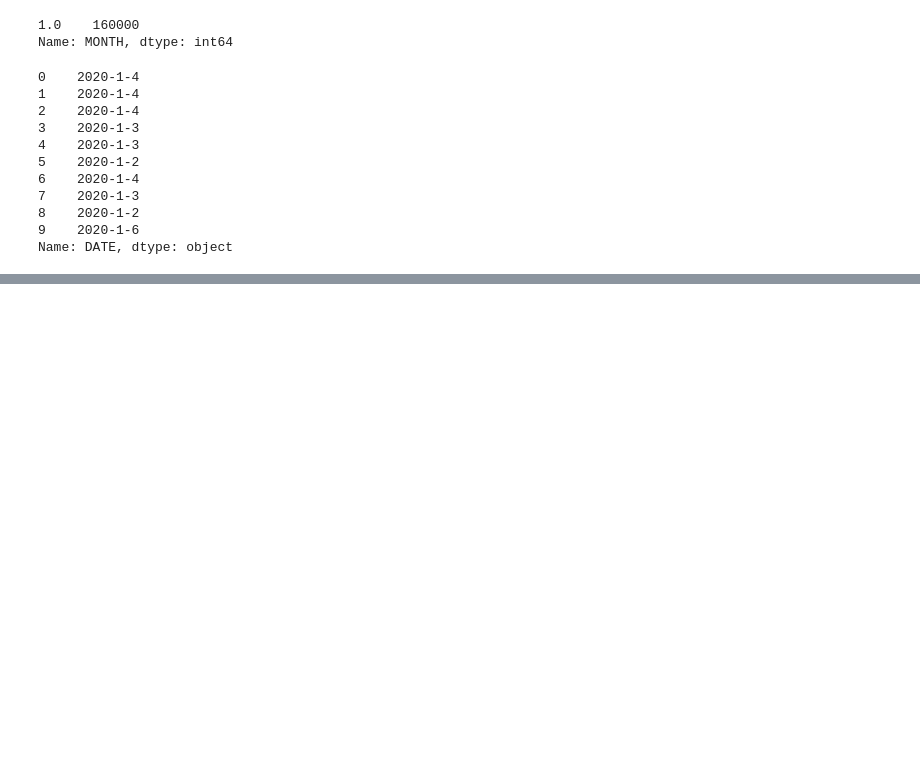
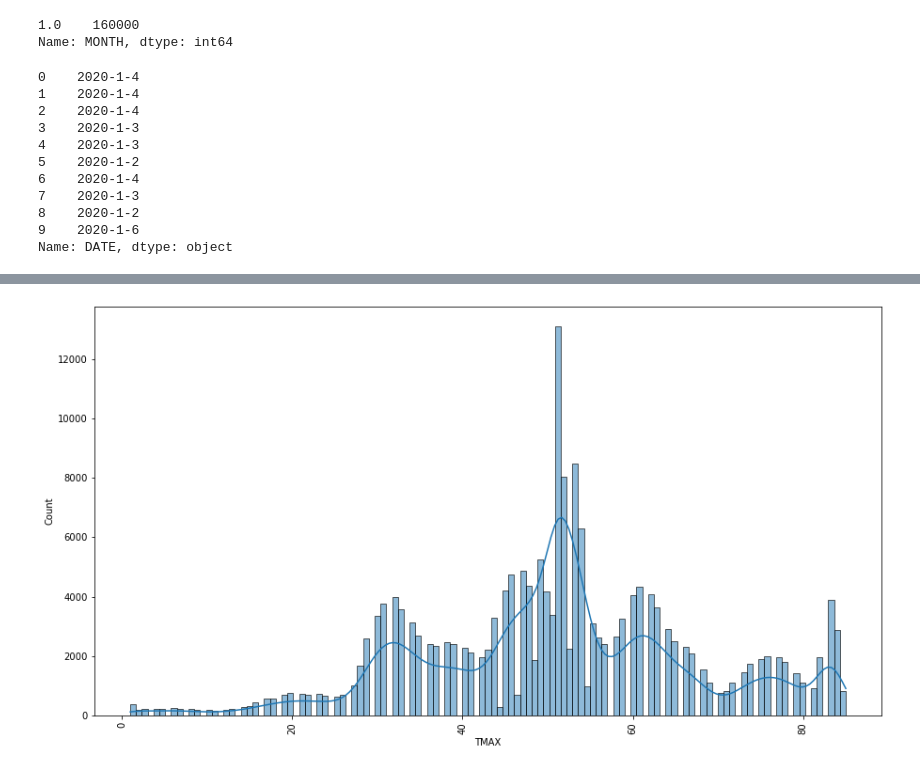
Before and after one commit to Subhrajit91939/Data-Engineering-Championship, a Jupyter notebook: DEC_2022.ipynb, the cells around one changed output, grey strips where cells are left out. Saved outputs shown, nothing was run; the diff lists cells and outputs as text; code cells hidden in the pictures; blank space fills up the shorter version.

Commit message:
Imputation_V01

```diff
--- a/DEC_2022.ipynb
+++ b/DEC_2022.ipynb
@@ -188,0 +246,20 @@ main_df['TIMESTAMP'] = main_df[['DATE', 'LOW']].apply(lambda x: ' '.join(x.astyp
+# %%
+# We can take MICE Imputation to fill the missing values in all the columns:
+
+from sklearn.experimental import enable_iterative_imputer
+from sklearn.impute import IterativeImputer
+
+# Create a copy of the main_df
+main_df_copy = main_df.copy()
+
+# Create a list of columns to be imputed
+cols = ['AWND', 'TMAX']
+
+# Create an instance of IterativeImputer
+imputer = IterativeImputer()
+
+# Impute the missing values in the 'AWND' and 'TMAX' columns
+main_df_copy[cols] = imputer.fit_transform(main_df_copy[cols])
+
+# Check for missing values in the 'AWND' and 'TMAX' columns
+main_df_copy[cols].isna().sum()
@@ -188,0 +279,9 @@ main_df['TIMESTAMP'] = main_df[['DATE', 'LOW']].apply(lambda x: ' '.join(x.astyp
+# %%
+# Let's have a look at the distribution of the 'TMAX' and 'AWND' Columns after we fill the missing values
+# Plot the distribution of the 'TMAX' column
+plt.figure(figsize=(15, 8))
+sns.histplot(x=main_df_copy['TMAX'], kde=True)
+plt.xticks(rotation=90)
+plt.show()
+# %% [output]
+[figure, added]
```
Also changed, not shown: parts of 13 cells of this notebook.
